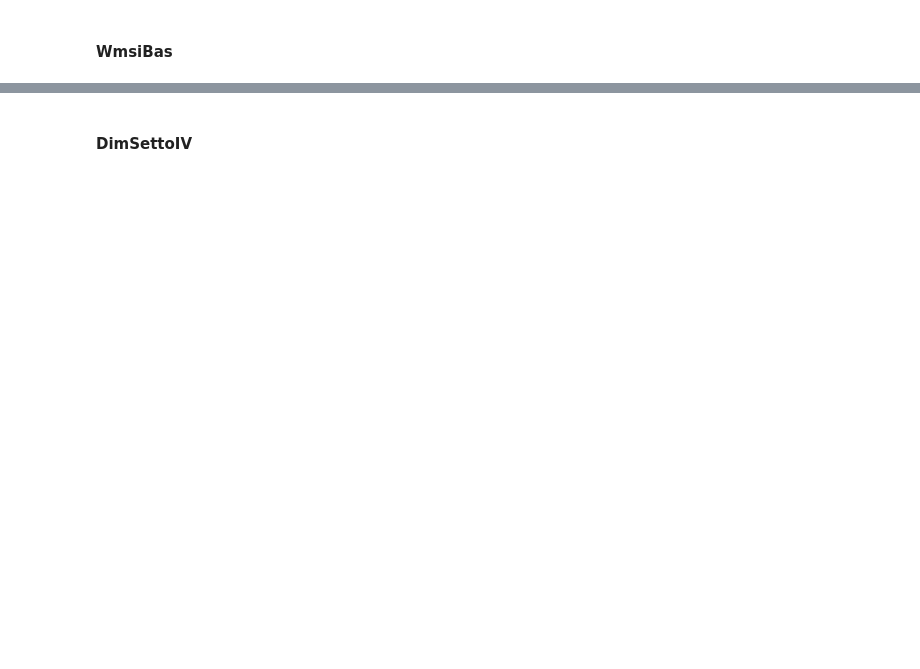
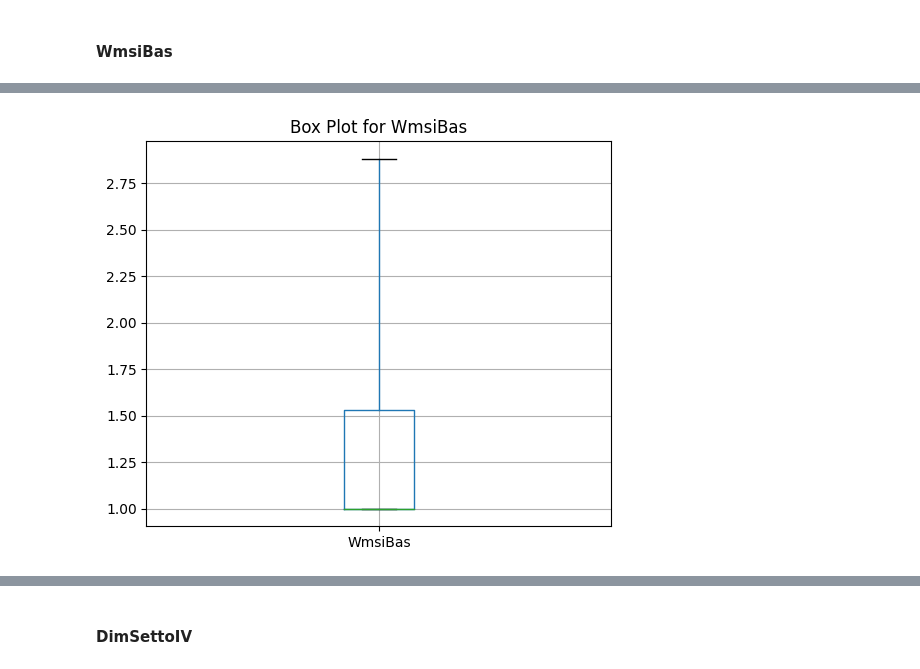
Before and after one commit to davide-marchi/clinical-data-encoding, a Jupyter notebook: Cleaning_Data.ipynb, the cells around one changed output, grey strips where cells are left out. Cells and saved outputs as stored; diff of their text form; code cells hidden in the pictures; blank space fills up the shorter version.

```diff
--- a/Cleaning_Data.ipynb
+++ b/Cleaning_Data.ipynb
@@ -892,8 +894,10 @@ chl_dataset.fT4.isna().sum()
 # %%
-boxplot_func(columns_of_interest="Glycemia",
+boxplot_func(columns_of_interest="WmsiBas",
              data_frame=chl_dataset,
-             yscale='log',
              whis=4,
-             title="Box Plot for Glycemia in log scale")
+             title="Box Plot for WmsiBas",
+             figsize=(6,5))
+# %% [output]
+[figure, added]
 # %%
 sea_histogram(dataframe_to_plot=chl_dataset,
```
Also changed, not shown: parts of 29 cells of this notebook.
